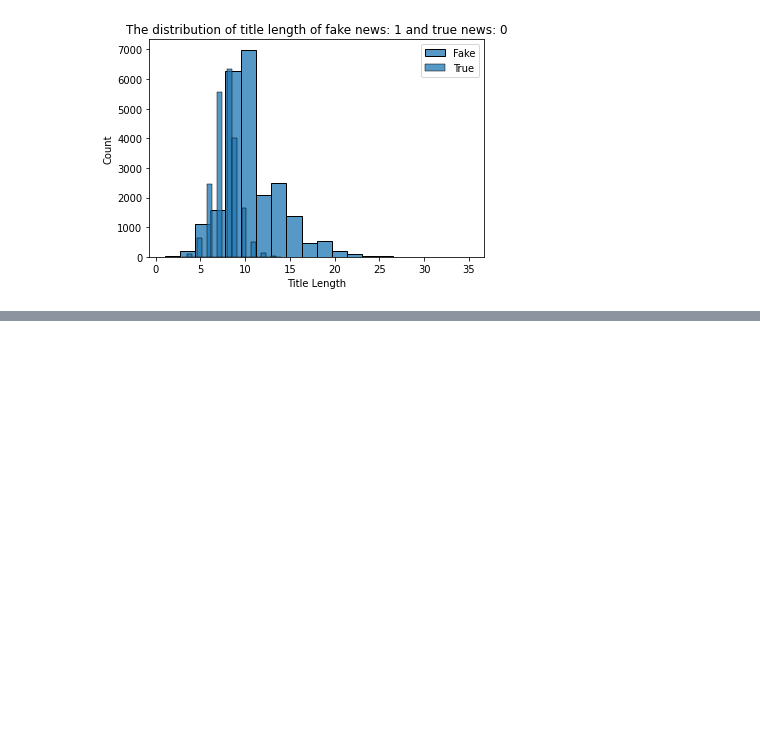
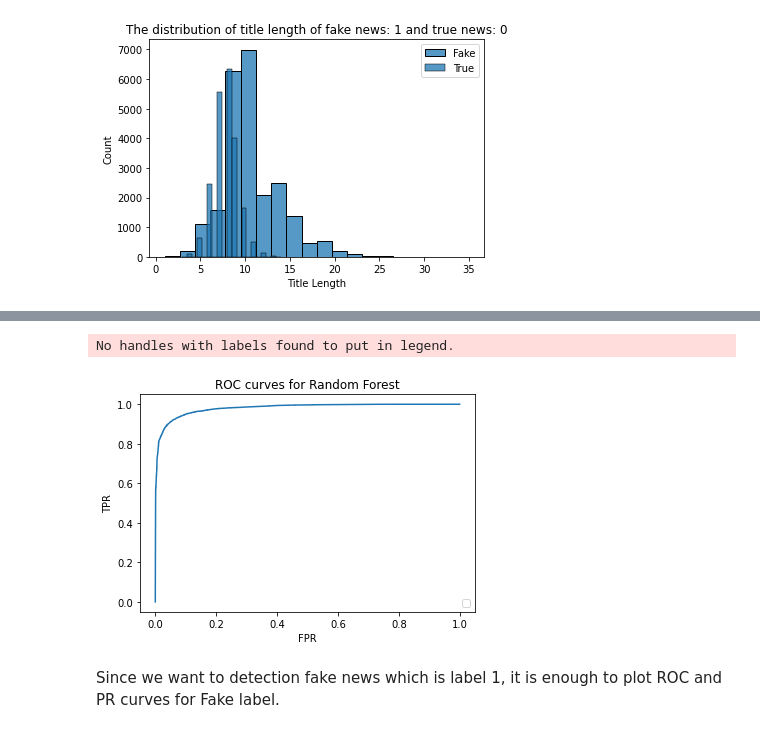
Before and after one commit to mengtientsai/STA208_final_proj, a Jupyter notebook: Fake_news_detection.ipynb, the cells around one changed output, grey strips where cells are left out. Cells and saved outputs as stored; diff of their text form; code cells hidden in the pictures; blank space fills up the shorter version.

```diff
--- a/Fake_news_detection.ipynb
+++ b/Fake_news_detection.ipynb
@@ -121,0 +187,23 @@ pd.DataFrame(y_test).to_csv("/content/drive/My Drive/Colab Notebooks/Fake News D
+# %%
+from sklearn.metrics import roc_curve, precision_recall_curve
+# get the probabilities for each class
+y_prob_RF = rf.predict_proba(X_test)
+# get fpr and tpr
+fpr0_RF, tpr0_RF, _ = roc_curve(y_test, y_prob_RF[:,0])
+fpr1_RF, tpr1_RF, _ = roc_curve(y_test, y_prob_RF[:,1])
+# get precision and recall
+precision0_RF, recall0_RF, _ = precision_recall_curve(y_test, y_prob_RF[:,0])
+precision1_RF, recall1_RF, _ = precision_recall_curve(y_test, y_prob_RF[:,1])
+# %%
+plt.plot(fpr1_RF, tpr1_RF)
+plt.xlabel('FPR')
+plt.ylabel('TPR')
+plt.title("ROC curves for Random Forest")
+plt.legend(loc="lower right")
+plt.show()
+plt.close()
+# %% [output]
+No handles with labels found to put in legend.
+[figure, added]
+# %% [markdown]
+Since we want to detection fake news which is label 1, it is enough to plot ROC and PR curves for Fake label.
```
Also changed, not shown: parts of 15 cells of this notebook.
